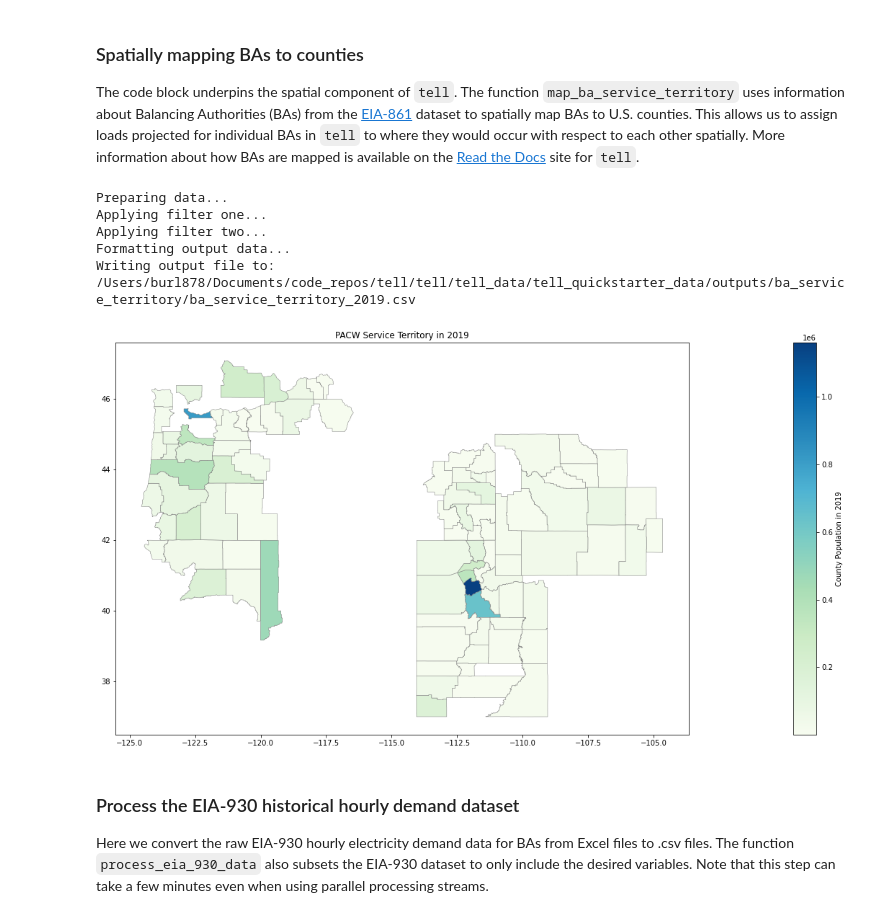
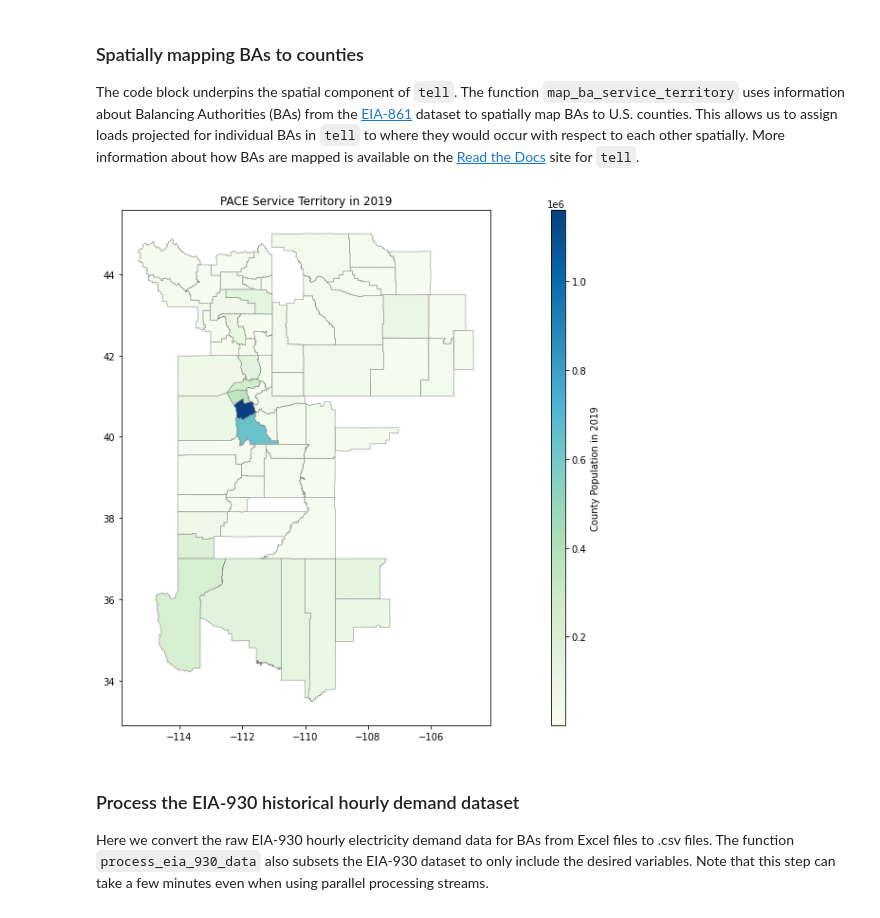
Before and after one commit to IMMM-SFA/tell, a Jupyter notebook: notebooks/tell_data_preprocessing.ipynb, the cells around one changed output. Saved outputs shown, nothing was run; the diff lists cells and outputs as text; code cells hidden in the pictures.

```diff
--- a/notebooks/tell_data_preprocessing.ipynb
+++ b/notebooks/tell_data_preprocessing.ipynb
@@ -32,25 +32,19 @@ tell.install_tell_raw_data(data_dir = tell_data_dir)
 The code block underpins the spatial component of `tell`. The function `map_ba_service_territory` uses information about Balancing Authorities (BAs) from the [EIA-861](https://www.eia.gov/electricity/data/eia861/) dataset to spatially map BAs to U.S. counties. This allows us to assign loads projected for individual BAs in `tell` to where they would occur with respect to each other spatially. More information about how BAs are mapped is available on the [Read the Docs](https://immm-sfa.github.io/tell/index.html) site for `tell`.
 # %%
 # Execute the mapping function for all years from 2015 to 2020:
-tell.map_ba_service_territory(start_year = 2019,
-                              end_year = 2019,
+tell.map_ba_service_territory(start_year = 2015,
+                              end_year = 2020,
                               data_input_dir = tell_data_dir)
-# %% [output]
-Preparing data...
-Applying filter one...
-Applying filter two...
-Formatting output data...
-Writing output file to:  /Users/burl878/Documents/code_repos/tell/tell/tell_data/tell_quickstarter_data/outputs/ba_service_territory/ba_service_territory_2019.csv
 # %%
 # See the output of the mapping step by plotting the service territory for a given BA (e.g., PJM, CISO, ERCO, etc.) in a given year (e.g., 2015-2020):
-tell.plot_ba_service_territory(ba_to_plot = 'PACW',
+tell.plot_ba_service_territory(ba_to_plot = 'PACE',
                                year_to_plot = '2019',
                                data_input_dir = tell_data_dir,
                                image_output_dir = tell_image_dir,
                                image_resolution = 150,
                                save_images = False)
 # %% [output]
-[figure, old version]
+[figure, new version]
 # %% [markdown]
 ### Process the EIA-930 historical hourly demand dataset
 
```
Also changed, not shown: 2 other files.
